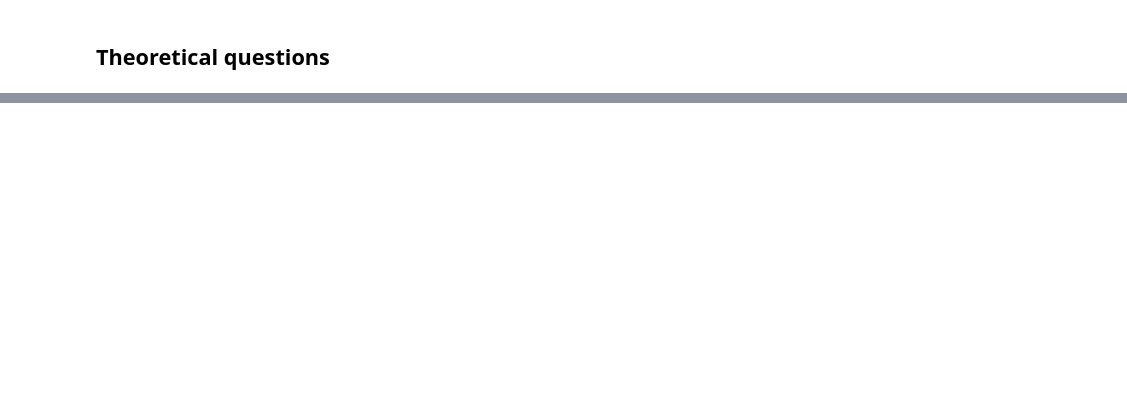
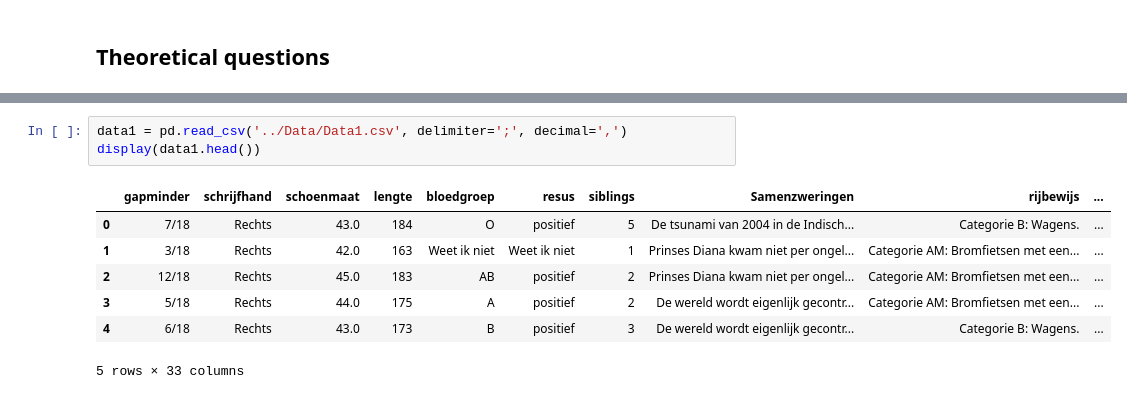
Before and after one commit to EliasDeHondt/DataScience2, a Jupyter notebook: W19P4/Exercises Discriminant Analysis.ipynb, the cells around one changed output, grey strips where cells are left out. Cells and saved outputs as stored; diff of their text form; blank space fills up the shorter version.

```diff
--- a/W19P4/Exercises Discriminant Analysis.ipynb
+++ b/W19P4/Exercises Discriminant Analysis.ipynb
@@ -4,0 +49,11 @@
+# %%
+data1 = pd.read_csv('../Data/Data1.csv', delimiter=';', decimal=',')
+display(data1.head())
+# %% [output]
+|  | gapminder | schrijfhand | schoenmaat | lengte | bloedgroep | resus | siblings | Samenzweringen | rijbewijs | ... |
+| 0 | 7/18 | Rechts | 43.0 | 184 | O | positief | 5 | De tsunami van 2004 in de Indisch... | Categorie B: Wagens. | ... |
+| 1 | 3/18 | Rechts | 42.0 | 163 | Weet ik niet | Weet ik niet | 1 | Prinses Diana kwam niet per ongel... | Categorie AM: Bromfietsen met een... | ... |
+| 2 | 12/18 | Rechts | 45.0 | 183 | AB | positief | 2 | Prinses Diana kwam niet per ongel... | Categorie AM: Bromfietsen met een... | ... |
+| 3 | 5/18 | Rechts | 44.0 | 175 | A | positief | 2 | De wereld wordt eigenlijk gecontr... | Categorie AM: Bromfietsen met een... | ... |
+| 4 | 6/18 | Rechts | 43.0 | 173 | B | positief | 3 | De wereld wordt eigenlijk gecontr... | Categorie B: Wagens. | ... |
+5 rows × 33 columns
```
Also changed, not shown: parts of 21 cells of this notebook, 2 other files.
